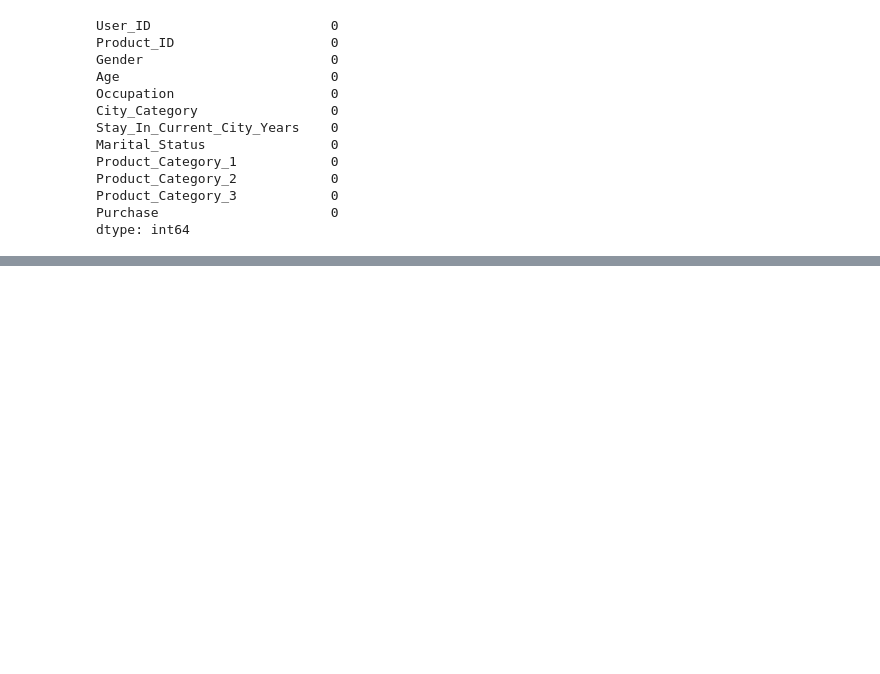
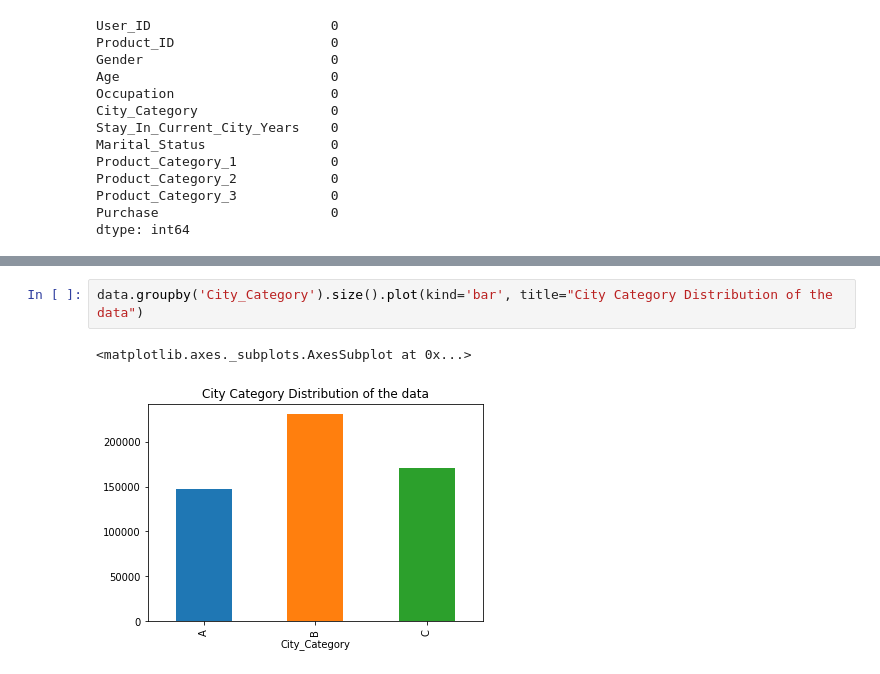
Before and after one commit to naomimachado/CS6220-Black-Friday-Sales-Prediction-Project, a Jupyter notebook: Project.ipynb, the cells around one changed output, grey strips where cells are left out. Cells and saved outputs as stored; diff of their text form; blank space fills up the shorter version.

```diff
--- a/Project.ipynb
+++ b/Project.ipynb
@@ -76,0 +119,5 @@ dtype: int64
+# %%
+data.groupby('City_Category').size().plot(kind='bar', title="City Category Distribution of the data")
+# %% [output]
+<matplotlib.axes._subplots.AxesSubplot at 0x...>
+[figure, added]
```
Also changed, not shown: parts of 9 cells of this notebook.
